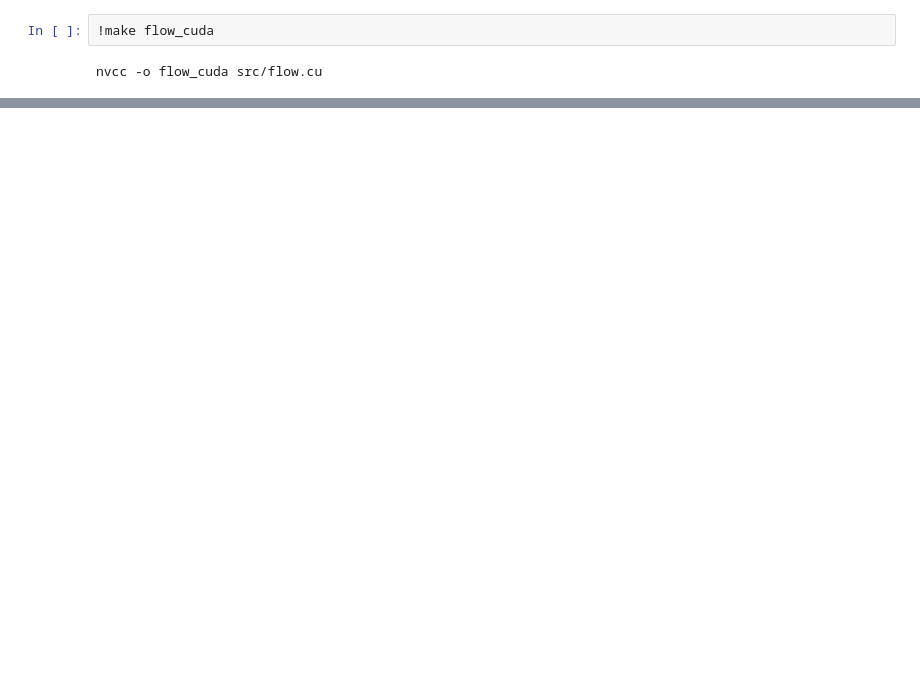
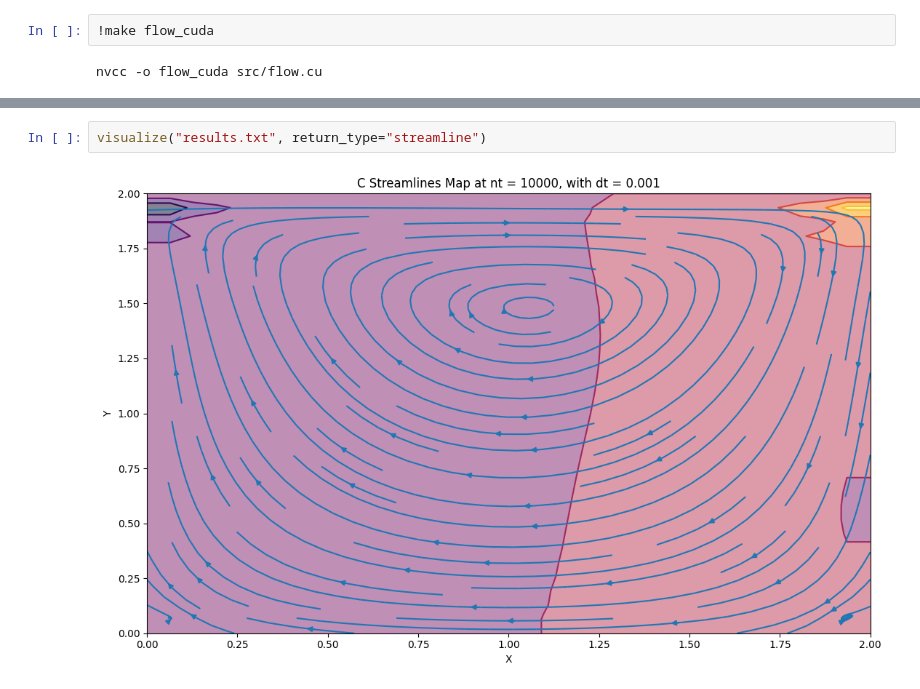
Before and after one commit to datvodinh/hydrodynamic-flow, a Jupyter notebook: Flow.ipynb, the cells around one changed output, grey strips where cells are left out. Cells and saved outputs as stored; diff of their text form; blank space fills up the shorter version.

```diff
--- a/Flow.ipynb
+++ b/Flow.ipynb
@@ -52,0 +67,4 @@ Running time for CUDA code: 0.046023
+# %%
+visualize("results.txt", return_type="streamline")
+# %% [output]
+[figure, added]
```
Also changed, not shown: parts of 9 cells of this notebook.
